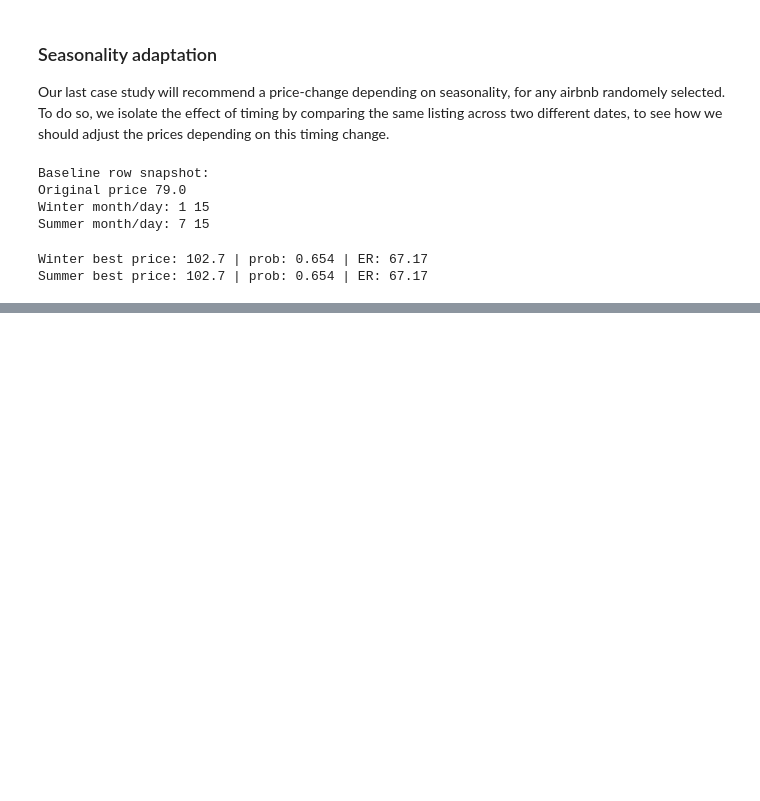
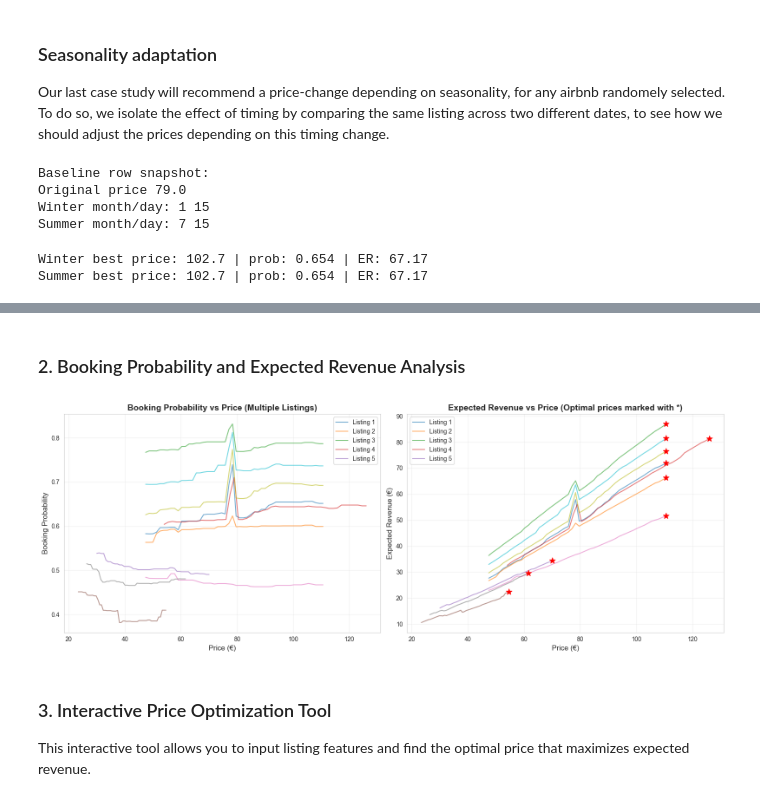
Before and after one commit to elisemyr/project_business_data_science, a Jupyter notebook: Business Data Science Project Airbnb.ipynb, the cells around one changed output, grey strips where cells are left out. Drawn from its saved outputs; the diff is of its cells as text; code cells hidden in the pictures; blank space fills up the shorter version.

```diff
--- a/Business Data Science Project Airbnb.ipynb
+++ b/Business Data Science Project Airbnb.ipynb
@@ -2042,0 +2242,56 @@ Summer best price: 102.7 | prob: 0.654 | ER: 67.17
+# %% [markdown]
+### 2. Booking Probability and Expected Revenue Analysis
+# %%
+# Analyze multiple listings to show general patterns
+sample_indices = X_test.sample(min(10, len(X_test)), random_state=42).index
+
+fig, axes = plt.subplots(1, 2, figsize=(16, 6))
+
+# Collect data for multiple listings
+all_prices = []
+all_probs = []
+all_revenues = []
+
+for idx in sample_indices:
+    row = X_test.loc[idx]
+    base_price = float(row['price_clean'])
+    price_grid = np.linspace(0.6 * base_price, 1.4 * base_price, 50)
+
+    curve = simulate_pricing_curve(row=row, model=cal_sigmoid, price_grid=price_grid, price_col='price_clean')
+
+    all_prices.append(curve['price'].values)
+    all_probs.append(curve['booking_prob'].values)
+    all_revenues.append(curve['expected_revenue'].values)
+
+# Plot booking probability vs price
+for i, (prices, probs) in enumerate(zip(all_prices, all_probs)):
+    axes[0].plot(prices, probs, alpha=0.6, linewidth=1.5, label=f'Listing {i+1}' if i < 5 else '')
+
+axes[0].set_xlabel('Price (€)', fontsize=12)
+axes[0].set_ylabel('Booking Probability', fontsize=12)
+axes[0].set_title('Booking Probability vs Price (Multiple Listings)', fontsize=14, fontweight='bold')
+axes[0].grid(True, alpha=0.3)
+axes[0].legend(loc='best')
+
+# Plot expected revenue vs price
+for i, (prices, revenues) in enumerate(zip(all_prices, all_revenues)):
+    axes[1].plot(prices, revenues, alpha=0.6, linewidth=1.5, label=f'Listing {i+1}' if i < 5 else '')
+    # Mark optimal price
+    optimal_idx = np.argmax(revenues)
+    axes[1].scatter(prices[optimal_idx], revenues[optimal_idx],
+                   color='red', s=100, marker='*', zorder=5)
+
+axes[1].set_xlabel('Price (€)', fontsize=12)
+axes[1].set_ylabel('Expected Revenue (€)', fontsize=12)
+axes[1].set_title('Expected Revenue vs Price (Optimal prices marked with *)', fontsize=14, fontweight='bold')
+axes[1].grid(True, alpha=0.3)
+axes[1].legend(loc='best')
+
+plt.tight_layout()
+plt.show()
+# %% [output]
+[figure, added]
+# %% [markdown]
+### 3. Interactive Price Optimization Tool
+
+This interactive tool allows you to input listing features and find the optimal price that maximizes expected revenue.
```
Also changed, not shown: parts of 17 cells of this notebook.
